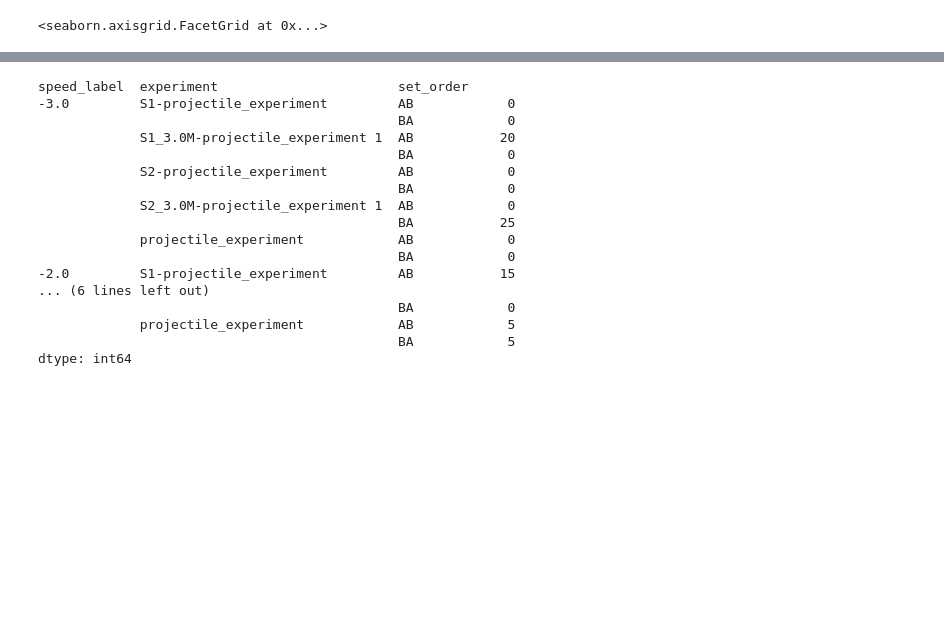
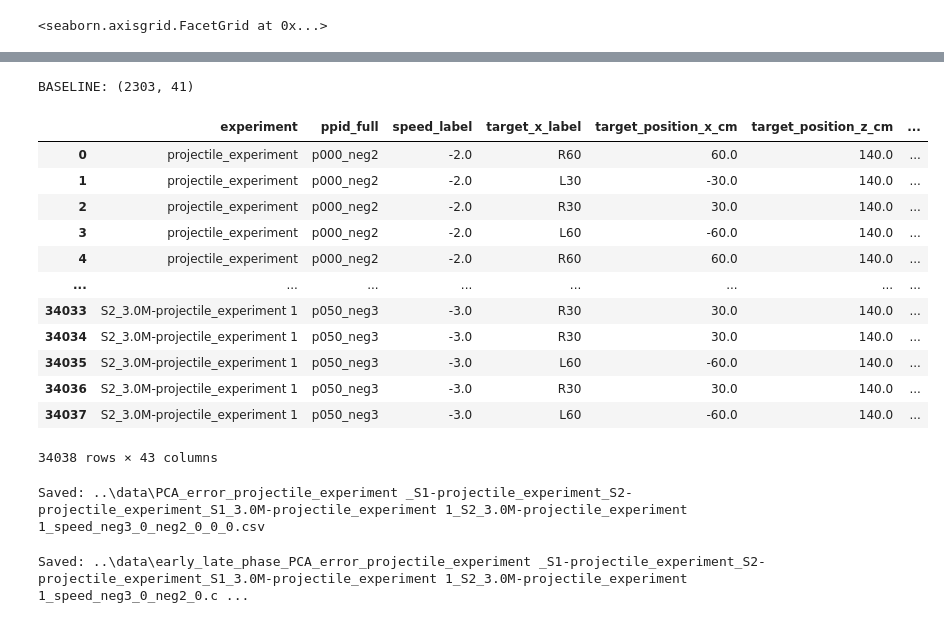
Before and after one commit to jacobjb02/vr-motor-adaptation-notebooks, a Jupyter notebook: Notebook/dual_generalization_working.ipynb, the cells around one changed output, grey strips where cells are left out. Cells and saved outputs as stored; diff of their text form; code cells hidden in the pictures; blank space fills up the shorter version.

```diff
--- a/Notebook/dual_generalization_working.ipynb
+++ b/Notebook/dual_generalization_working.ipynb
@@ -302,0 +324,24 @@ Categories (5, object): ['baseline', 'training_1', 'training_2', 'washout_1', 'w
+# %%
+from src.baseline_correct import baseline_correct
+
+df_bc = baseline_correct(data = PCA_error_df_filtered,
+                phase_col = 'phase',
+                baseline_string='baseline',
+                y_col='PCA_error_X_cm' # lateral_error_x_cm
+                )
+df_bc
+# %% [output]
+BASELINE: (2303, 41)
+|  | experiment | ppid_full | speed_label | target_x_label | target_position_x_cm | target_position_z_cm | ... |
+| 0 | projectile_experiment | p000_neg2 | -2.0 | R60 | 60.0 | 140.0 | ... |
+| 1 | projectile_experiment | p000_neg2 | -2.0 | L30 | -30.0 | 140.0 | ... |
+| 2 | projectile_experiment | p000_neg2 | -2.0 | R30 | 30.0 | 140.0 | ... |
+| 3 | projectile_experiment | p000_neg2 | -2.0 | L60 | -60.0 | 140.0 | ... |
+| 4 | projectile_experiment | p000_neg2 | -2.0 | R60 | 60.0 | 140.0 | ... |
+| ... | ... | ... | ... | ... | ... | ... | ... |
+| 34033 | S2_3.0M-projectile_experiment 1 | p050_neg3 | -3.0 | R30 | 30.0 | 140.0 | ... |
+| 34034 | S2_3.0M-projectile_experiment 1 | p050_neg3 | -3.0 | R30 | 30.0 | 140.0 | ... |
+| 34035 | S2_3.0M-projectile_experiment 1 | p050_neg3 | -3.0 | L60 | -60.0 | 140.0 | ... |
+| 34036 | S2_3.0M-projectile_experiment 1 | p050_neg3 | -3.0 | R30 | 30.0 | 140.0 | ... |
+| 34037 | S2_3.0M-projectile_experiment 1 | p050_neg3 | -3.0 | L60 | -60.0 | 140.0 | ... |
+34038 rows × 43 columns
@@ -303,30 +350,43 @@ Categories (5, object): ['baseline', 'training_1', 'training_2', 'washout_1', 'w
+# %%
+
+# Extract and join unique experiment strings
+exp_tags = "_".join(df_bc['experiment'].unique().astype(str))
+
+# Extract unique water speeds, rounded to prevent floating point noise
+speeds = df_bc['water_speed_m_s'].unique()
+speed_tags = "_".join([str(round(s, 1)).replace('-', 'neg').replace('.', '_') for s in np.sort(speeds)])
+
+# construct the combined filename
+file_name = f"PCA_error_{exp_tags}_speed_{speed_tags}.csv"
+file_path = f"..\\data\\{file_name}"
+
+df_bc.to_csv(file_path, index=False)
+print(f"Saved: {file_path}")
+# %% [output]
+Saved: ..\data\PCA_error_projectile_experiment _S1-projectile_experiment_S2-projectile_experiment_S1_3.0M-projectile_experiment 1_S2_3.0M-projectile_experiment 1_speed_neg3_0_neg2_0_0_0.csv
 # %%
 from src.early_late_exposure import early_late_phase
 
-df_trial_sets = early_late_phase(df = PCA_error_df,
+early_late_phase_df = early_late_phase(df = df_bc,
                  group_cols = ['ppid_full','set_order','target_x_label','speed_label'],
                  phase_col = 'phase',
+                 phases_to_keep=['training_1','training_2'],
                  trial_col = 'phase_target_trial_num',
                  n_trials = 4
-                )
+                ).copy()
 
-from src.features import get_sample_sizes
-get_sample_sizes(df_trial_sets, group_cols=['speed_label','experiment', 'set_order'], ppid_col='ppid_full')
+# Extract and join unique experiment strings
+exp_tags = "_".join(early_late_phase_df['experiment'].unique().astype(str))
+
+# Extract unique water speeds, rounded to prevent floating point noise
+speeds = early_late_phase_df['water_speed_m_s'].unique()
+speed_tags = "_".join([str(round(s, 1)).replace('-', 'neg').replace('.', '_') for s in np.sort(speeds)])
+
+# construct the combined filename
+file_name = f"early_late_phase_PCA_error_{exp_tags}_speed_{speed_tags}.csv"
+file_path = f"..\\data\\{file_name}"
+
+early_late_phase_df.to_csv(file_path, index=False)
+print(f"Saved: {file_path}")
 # %% [output]
-speed_label  experiment                       set_order
--3.0         S1-projectile_experiment         AB            0
-                                              BA            0
-             S1_3.0M-projectile_experiment 1  AB           20
-                                              BA            0
-             S2-projectile_experiment         AB            0
-                                              BA            0
-             S2_3.0M-projectile_experiment 1  AB            0
-                                              BA           25
-             projectile_experiment            AB            0
-                                              BA            0
--2.0         S1-projectile_experiment         AB           15
-... (6 lines left out)
-                                              BA            0
-             projectile_experiment            AB            5
-                                              BA            5
-dtype: int64
+Saved: ..\data\early_late_phase_PCA_error_projectile_experiment _S1-projectile_experiment_S2-projectile_experiment_S1_3.0M-projectile_experiment 1_S2_3.0M-projectile_experiment 1_speed_neg3_0_neg2_0.c ...
```
Also changed, not shown: parts of 20 cells of this notebook, 3 other files.
